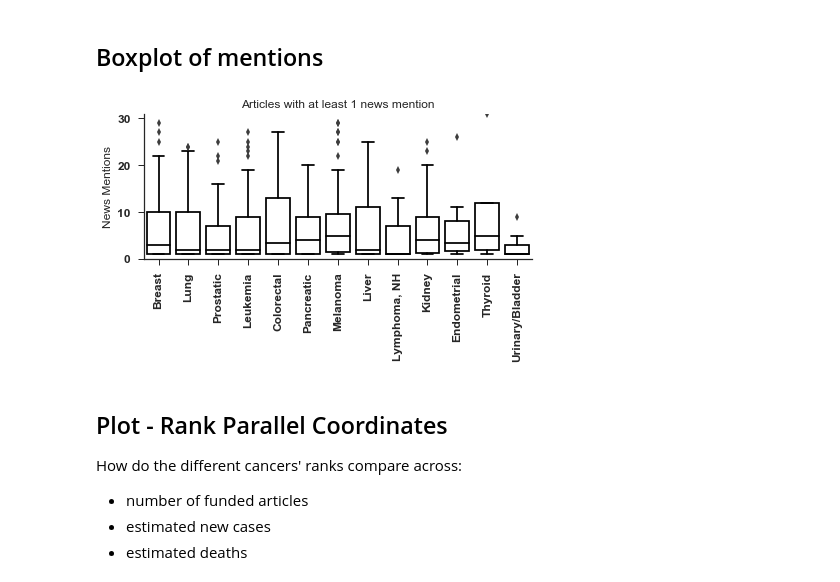
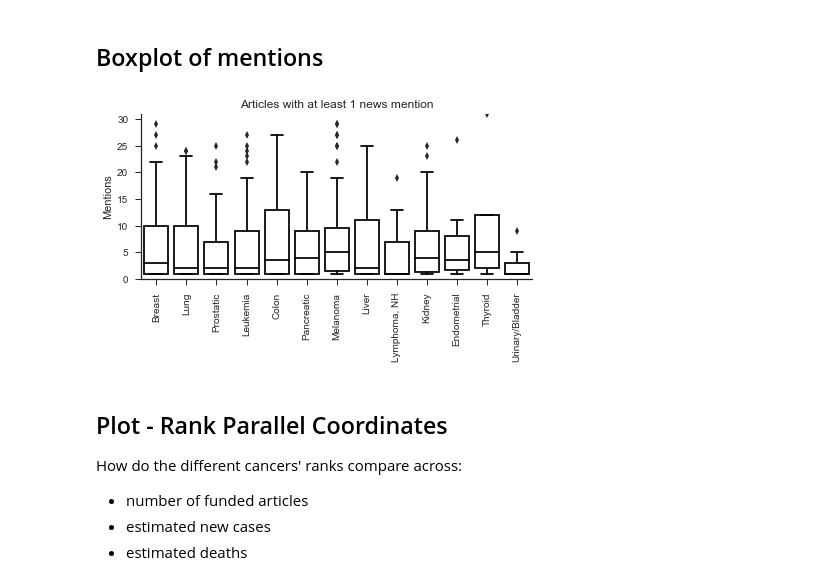
Before and after one commit to ScholCommLab/cancer-news, a Jupyter notebook: plots.ipynb, the cells around one changed output. Cells and saved outputs as stored; diff of their text form; code cells hidden in the pictures.

```diff
--- a/plots.ipynb
+++ b/plots.ipynb
@@ -9,12 +9,7 @@ from pandas.plotting import parallel_coordinates
 from matplotlib.colors import ListedColormap
 import matplotlib.ticker as tick
 # %%
-cp = sns.color_palette("Greys_r", 13)
-cm = ListedColormap(cp)
-
 #sns.set_context("paper")
-sns.set(font='serif')
-sns.set_style("ticks")
 
 SMALL_SIZE = 12
 MEDIUM_SIZE = 14
@@ -27,6 +22,9 @@ plt.rc('xtick', labelsize=SMALL_SIZE)    # fontsize of the tick labels
 plt.rc('ytick', labelsize=SMALL_SIZE)    # fontsize of the tick labels
 plt.rc('legend', fontsize=SMALL_SIZE)    # legend fontsize
 plt.rc('figure', titlesize=MEDIUM_SIZE)
+
+sns.set(font='serif')
+sns.set_style("ticks")
 # %%
 # Load and prepare data
 
@@ -48,12 +48,11 @@ mapping = {day: i for i, day in enumerate(most_f_cancers.keys())}
 # %% [markdown]
 ## Boxplot of mentions
 # %%
-def shorten_cancers(cols):
-    labels = {'Breast Neoplasms':'Breast',
+labels = {'Breast Neoplasms':'Breast',
           'Lung Neoplasms':'Lung',
           'Prostatic Neoplasms':'Prostatic',
           'Leukemia':'Leukemia',
-          'Colorectal Neoplasms':'Colorectal',
+          'Colorectal Neoplasms':'Colon',
           'Pancreatic Neoplasms':'Pancreatic',
           'Melanoma':'Melanoma',
           'Liver Neoplasms':'Liver',
@@ -62,4 +61,14 @@ def shorten_cancers(cols):
           'Endometrial Neoplasms':'Endometrial',
           'Thyroid Neoplasms':'Thyroid',
           'Urinary Bladder Neoplasms':'Urinary/Bladder'}
+
+def shorten_cancers(cols):
     return [labels[x] for x in cols]
+
+def update_mentions(row):
+    for col in mesh.columns:
+        if row[col]:
+            row[col] = row['news_count']
+        else:
+            row[col] = None
+    return row
@@ -85,33 +86,33 @@ desc = df.describe()
 y_max = max(desc.loc['75%'] + 1.5 * (desc.loc['75%'] - desc.loc['25%']))
 # %%
 title = "Articles with at least 1 news mention"
-ylabel = "News Mentions"
+ylabel = "Mentions"
 
 figsize = (6.4, 4)
 fig, ax = plt.subplots(figsize=figsize)
 sns.boxplot(x="cancer", y="mentions", data=pdf, palette=cp, ax=ax)
 
 # Scale and ticks
 plt.ylim(0,y_max);
 plt.xticks(rotation=90);
 
 # Hide the right and top spines
 ax.spines['right'].set_visible(False)
 ax.spines['top'].set_visible(False)
 
 plt.setp(ax.artists, edgecolor = 'k', facecolor='w')
 plt.setp(ax.lines, color='k')
 
 # Set labels
 ax.set_title(title)
 ax.xaxis.label.set_visible(False)
 ax.set_ylabel(ylabel)
 
 # Savefig
 plt.tight_layout()
 fig.savefig("boxplots.png", dpi=300)
 # %% [output]
-[figure, old version]
+[figure, new version]
 # %% [markdown]
 ## Plot - Rank Parallel Coordinates
 
```
Also changed, not shown: parts of 11 cells of this notebook.
